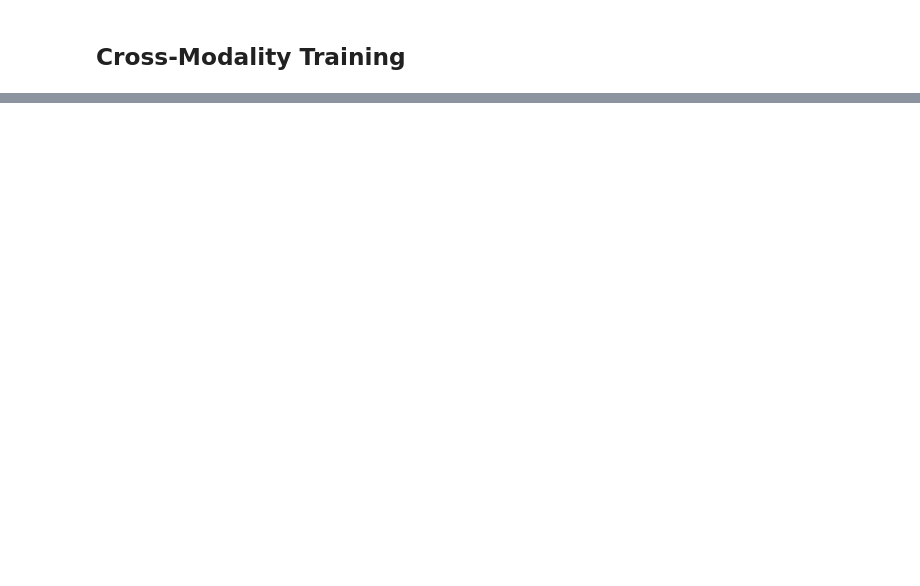
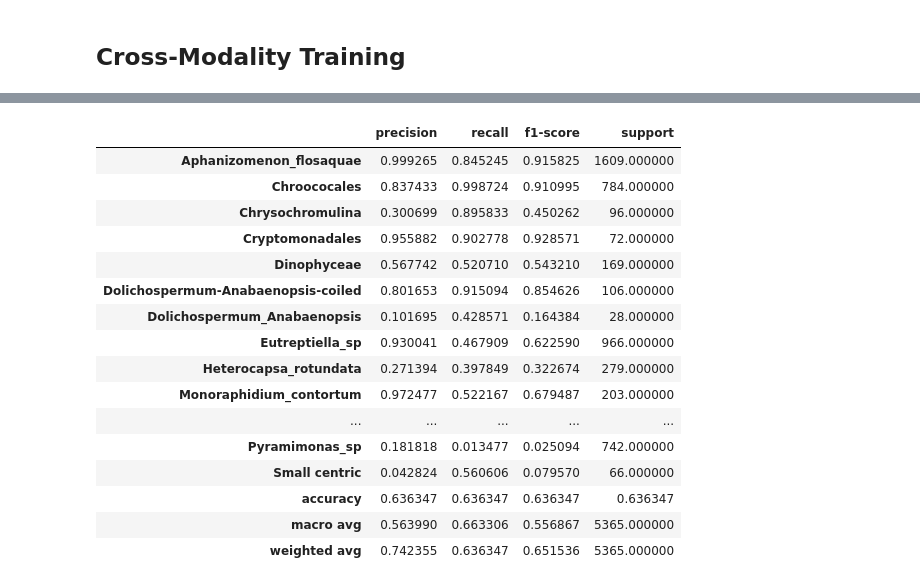
Before and after one commit to imveikka/multimodal_plankton_recognition, a Jupyter notebook: sandbox.ipynb, the cells around one changed output, grey strips where cells are left out. Cells and saved outputs as stored; diff of their text form; code cells hidden in the pictures; blank space fills up the shorter version.

```diff
--- a/sandbox.ipynb
+++ b/sandbox.ipynb
@@ -393,8 +285,28 @@ pred
 # %%
 from sklearn.metrics import classification_report
 
-names = test_set.label_encoder.inverse_transform(list(range(5)))
-pd.DataFrame(classification_report(label, pred, target_names=names, output_dict=True)).T
+pred_class = pred.argmax(1)
+
+names = test_set.label_encoder.inverse_transform(list(range(id)))
+pd.DataFrame(classification_report(label, pred_class, target_names=names, output_dict=True)).T
+# %% [output]
+|  | precision | recall | f1-score | support |
+| Aphanizomenon_flosaquae | 0.999265 | 0.845245 | 0.915825 | 1609.000000 |
+| Chroococales | 0.837433 | 0.998724 | 0.910995 | 784.000000 |
+| Chrysochromulina | 0.300699 | 0.895833 | 0.450262 | 96.000000 |
+| Cryptomonadales | 0.955882 | 0.902778 | 0.928571 | 72.000000 |
+| Dinophyceae | 0.567742 | 0.520710 | 0.543210 | 169.000000 |
+| Dolichospermum-Anabaenopsis-coiled | 0.801653 | 0.915094 | 0.854626 | 106.000000 |
+| Dolichospermum_Anabaenopsis | 0.101695 | 0.428571 | 0.164384 | 28.000000 |
+| Eutreptiella_sp | 0.930041 | 0.467909 | 0.622590 | 966.000000 |
+| Heterocapsa_rotundata | 0.271394 | 0.397849 | 0.322674 | 279.000000 |
+| Monoraphidium_contortum | 0.972477 | 0.522167 | 0.679487 | 203.000000 |
+| ... | ... | ... | ... | ... |
+| Pyramimonas_sp | 0.181818 | 0.013477 | 0.025094 | 742.000000 |
+| Small centric | 0.042824 | 0.560606 | 0.079570 | 66.000000 |
+| accuracy | 0.636347 | 0.636347 | 0.636347 | 0.636347 |
+| macro avg | 0.563990 | 0.663306 | 0.556867 | 5365.000000 |
+| weighted avg | 0.742355 | 0.636347 | 0.651536 | 5365.000000 |
 # %%
 from sklearn.metrics import confusion_matrix, ConfusionMatrixDisplay
 
```
Also changed, not shown: parts of 23 cells of this notebook, 2 other files.
